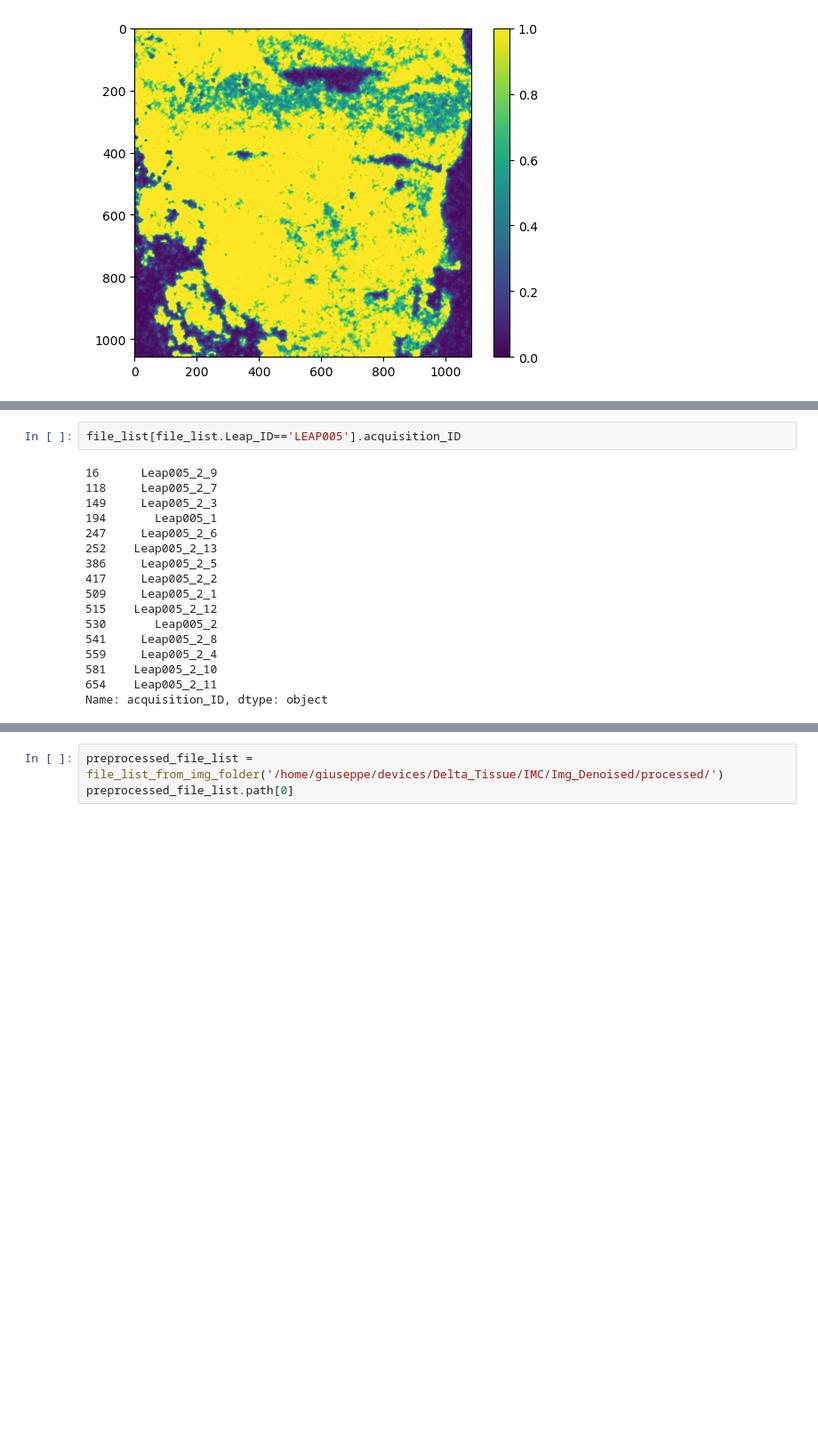
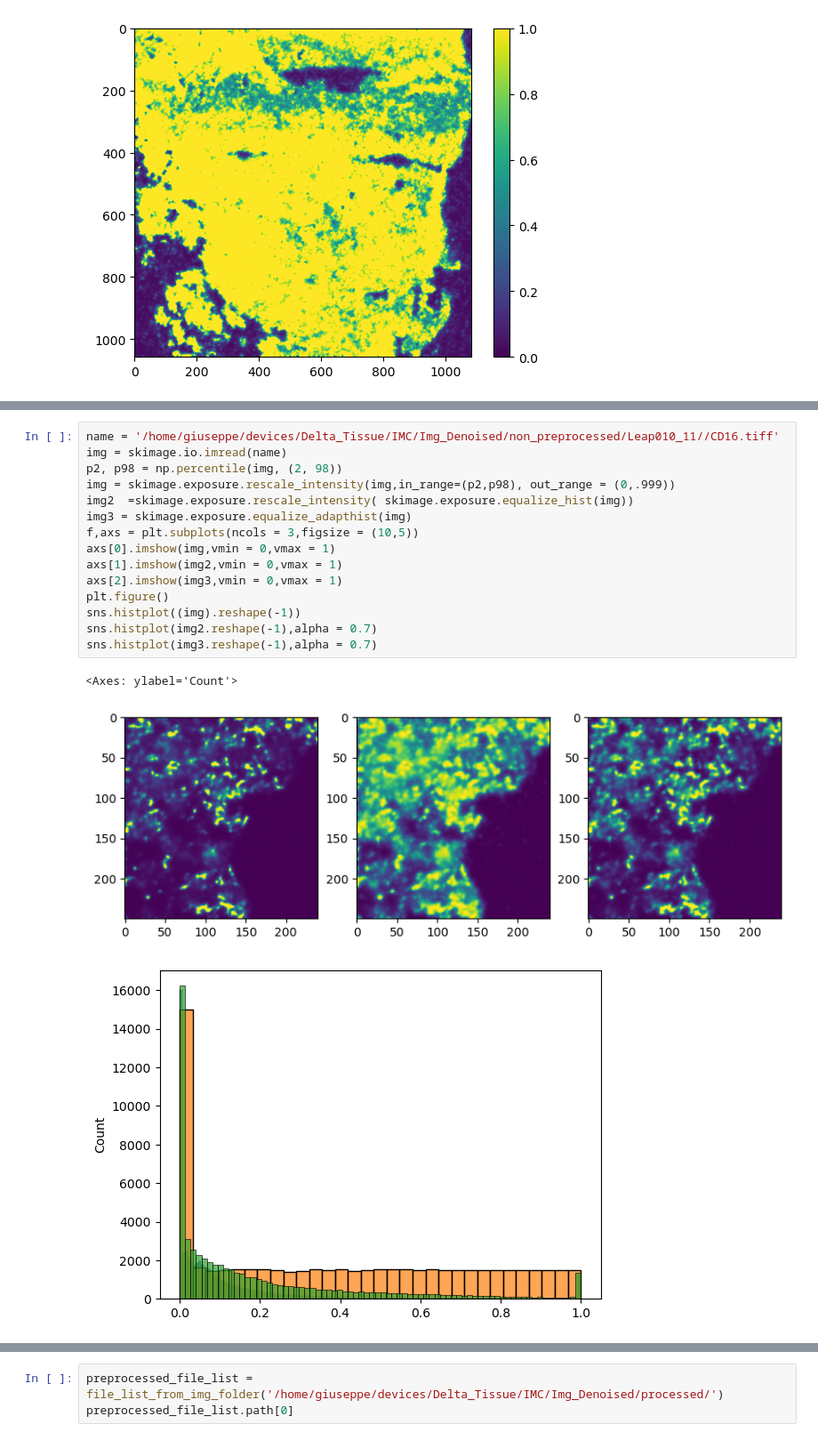
Before and after one commit to Schumacher-group/IMC_TNBC_analysis, a Jupyter notebook: preprocessing_image_normalisation.ipynb, the cells around one changed output, grey strips where cells are left out. Shown at 89% size. Saved outputs shown, nothing was run; the diff lists cells and outputs as text; blank space fills up the shorter version.

```diff
--- a/preprocessing_image_normalisation.ipynb
+++ b/preprocessing_image_normalisation.ipynb
@@ -180,19 +247,19 @@ skimage.io.ImageCollection(paths).files
 # %%
-file_list[file_list.Leap_ID=='LEAP005'].acquisition_ID
+name = '/home/giuseppe/devices/Delta_Tissue/IMC/Img_Denoised/non_preprocessed/Leap010_11//CD16.tiff'
+img = skimage.io.imread(name)
+p2, p98 = np.percentile(img, (2, 98))
+img = skimage.exposure.rescale_intensity(img,in_range=(p2,p98), out_range = (0,.999))
+img2  =skimage.exposure.rescale_intensity( skimage.exposure.equalize_hist(img))
+img3 = skimage.exposure.equalize_adapthist(img)
+f,axs = plt.subplots(ncols = 3,figsize = (10,5))
+axs[0].imshow(img,vmin = 0,vmax = 1)
+axs[1].imshow(img2,vmin = 0,vmax = 1)
+axs[2].imshow(img3,vmin = 0,vmax = 1)
+plt.figure()
+sns.histplot((img).reshape(-1))
+sns.histplot(img2.reshape(-1),alpha = 0.7)
+sns.histplot(img3.reshape(-1),alpha = 0.7)
 # %% [output]
-16      Leap005_2_9
-118     Leap005_2_7
-149     Leap005_2_3
-194       Leap005_1
-247     Leap005_2_6
-252    Leap005_2_13
-386     Leap005_2_5
-417     Leap005_2_2
-509     Leap005_2_1
-515    Leap005_2_12
-530       Leap005_2
-541     Leap005_2_8
-559     Leap005_2_4
-581    Leap005_2_10
-654    Leap005_2_11
-Name: acquisition_ID, dtype: object
+<Axes: ylabel='Count'>
+[figure, added]
+[figure, added]
```
Also changed, not shown: parts of 9 cells of this notebook, 24 other files.
